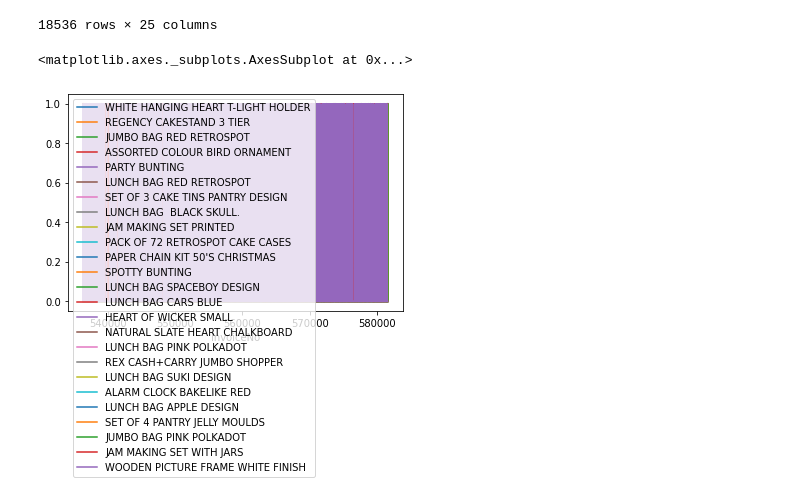
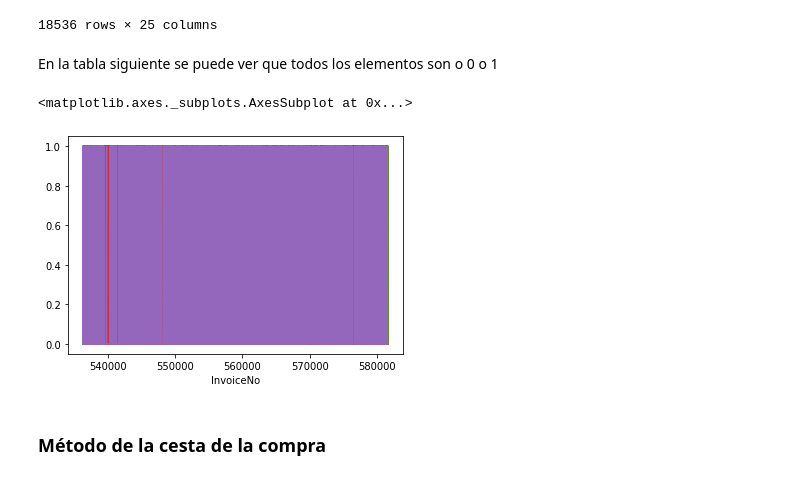
Before and after one commit to SBGuillermo/TFM-AnalisisComercio, a Jupyter notebook: Notebooks/3_Analisis_cesta_compra.ipynb, the cells around one changed output. Cells and saved outputs as stored; diff of their text form; code cells hidden in the pictures.

```diff
--- a/Notebooks/3_Analisis_cesta_compra.ipynb
+++ b/Notebooks/3_Analisis_cesta_compra.ipynb
@@ -258,8 +278,12 @@ bypurchase_tabel
 | 581586 | 0.0 | 0.0 | 0.0 | 0.0 | ... |
 | 581587 | 1.0 | 0.0 | 0.0 | 0.0 | ... |
 18536 rows × 25 columns
+# %% [markdown]
+En la tabla siguiente se puede ver que todos los elementos son o 0 o 1
 # %%
-bypurchase_tabel.plot()
+bypurchase_tabel.plot(legend=False)
 # %% [output]
 <matplotlib.axes._subplots.AxesSubplot at 0x...>
-[figure, old version]
+[figure, new version]
+# %% [markdown]
+### Método de la cesta de la compra
```
Also changed, not shown: parts of 19 cells of this notebook.
